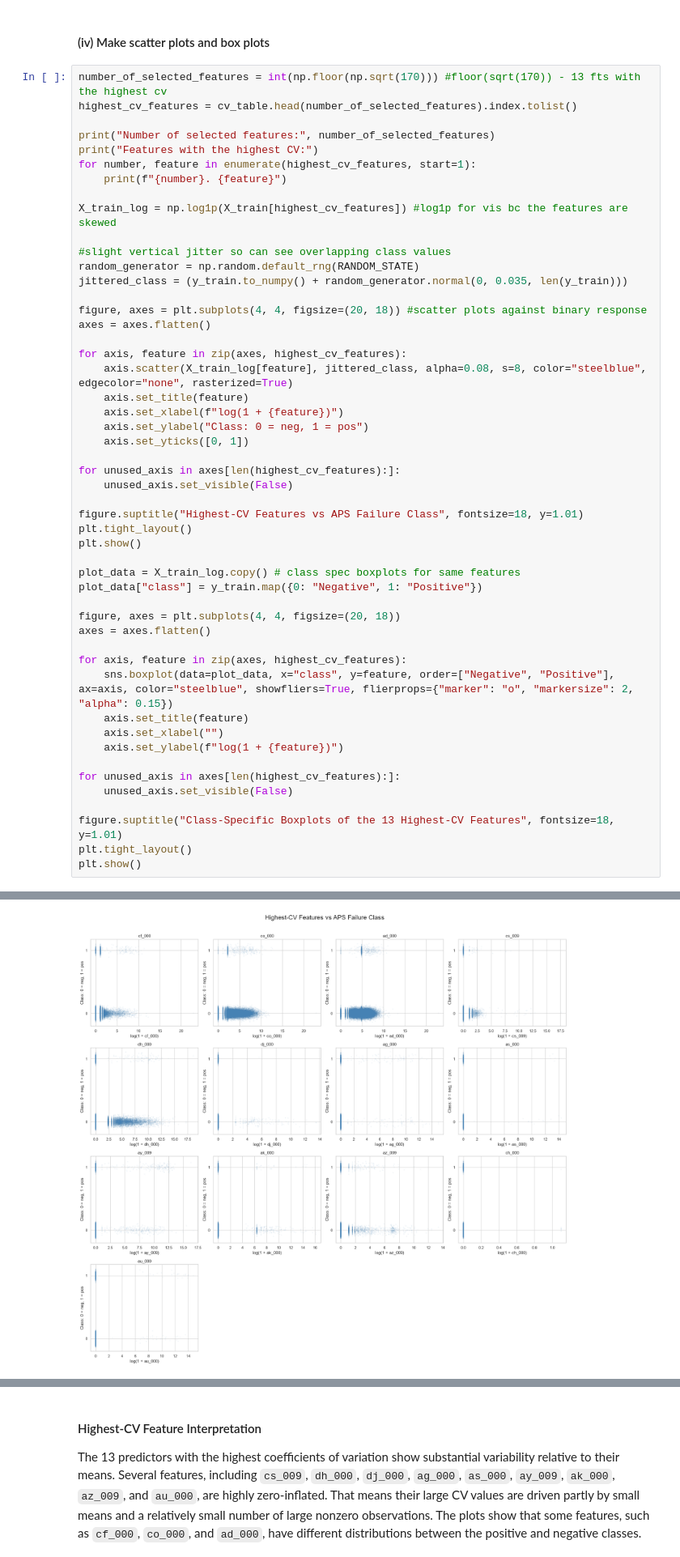
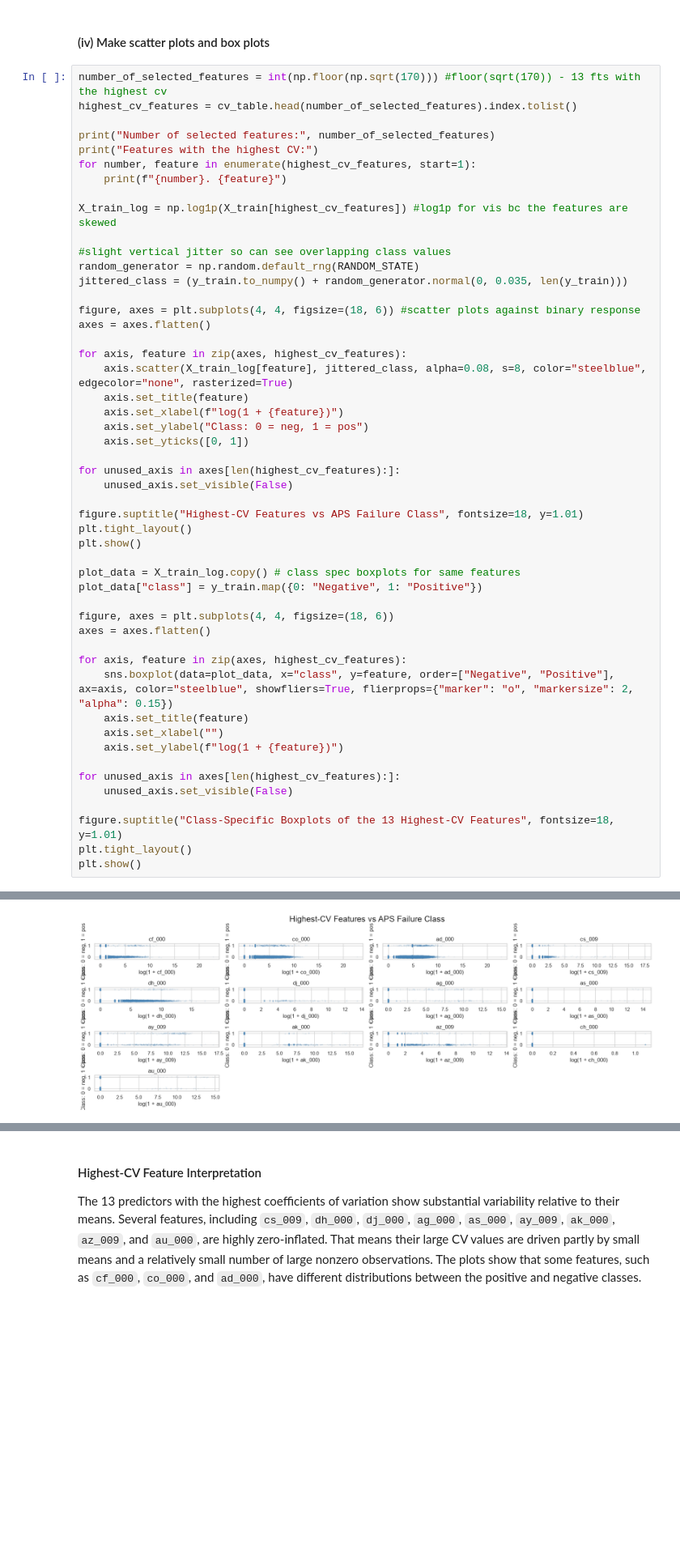
Before and after one commit to manvsatish/dsci-552-hw-6, a Jupyter notebook: notebook/Satish_Manvika_HW6.ipynb, the cells around one changed output, grey strips where cells are left out. Shown at 81% size. Cells and saved outputs as stored; diff of their text form; blank space fills up the shorter version.

```diff
--- a/notebook/Satish_Manvika_HW6.ipynb
+++ b/notebook/Satish_Manvika_HW6.ipynb
@@ -185,7 +185,7 @@ X_train_log = np.log1p(X_train[highest_cv_features]) #log1p for vis bc the featu
 random_generator = np.random.default_rng(RANDOM_STATE)
 jittered_class = (y_train.to_numpy() + random_generator.normal(0, 0.035, len(y_train)))
 
-figure, axes = plt.subplots(4, 4, figsize=(20, 18)) #scatter plots against binary response
+figure, axes = plt.subplots(4, 4, figsize=(18, 6)) #scatter plots against binary response
 axes = axes.flatten()
 
 for axis, feature in zip(axes, highest_cv_features):
@@ -205,35 +205,35 @@ plt.show()
 plot_data = X_train_log.copy() # class spec boxplots for same features
 plot_data["class"] = y_train.map({0: "Negative", 1: "Positive"})
 
-figure, axes = plt.subplots(4, 4, figsize=(20, 18))
+figure, axes = plt.subplots(4, 4, figsize=(18, 6))
 axes = axes.flatten()
 
 for axis, feature in zip(axes, highest_cv_features):
     sns.boxplot(data=plot_data, x="class", y=feature, order=["Negative", "Positive"], ax=axis, color="steelblue", showfliers=True, flierprops={"marker": "o", "markersize": 2, "alpha": 0.15})
     axis.set_title(feature)
     axis.set_xlabel("")
     axis.set_ylabel(f"log(1 + {feature})")
 
 for unused_axis in axes[len(highest_cv_features):]:
     unused_axis.set_visible(False)
 
 figure.suptitle("Class-Specific Boxplots of the 13 Highest-CV Features", fontsize=18, y=1.01)
 plt.tight_layout()
 plt.show()
 # %% [output]
 Number of selected features: 13
 Features with the highest CV:
 1. cf_000
 2. co_000
 3. ad_000
 4. cs_009
 5. dh_000
 6. dj_000
 7. ag_000
 8. as_000
 9. ay_009
 10. ak_000
 11. az_009
 12. ch_000
 13. au_000
-[figure, old version]
+[figure, new version]
```
Also changed, not shown: parts of 8 cells of this notebook.
